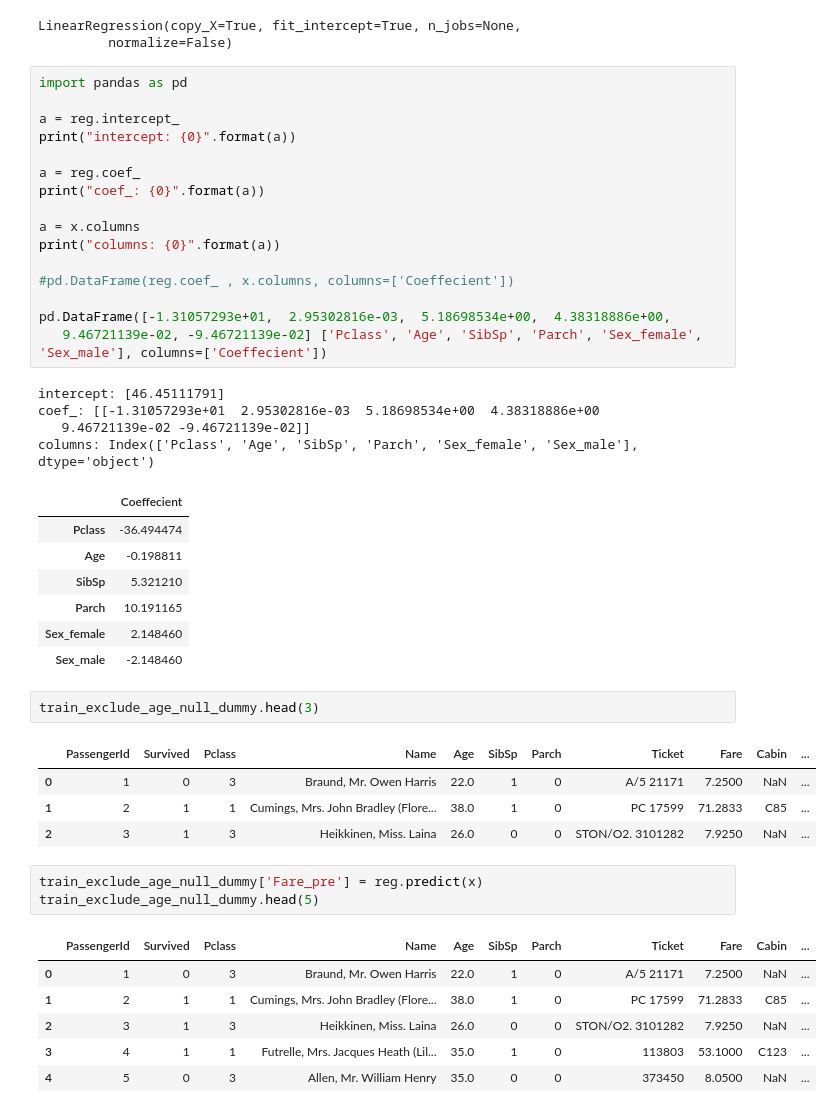
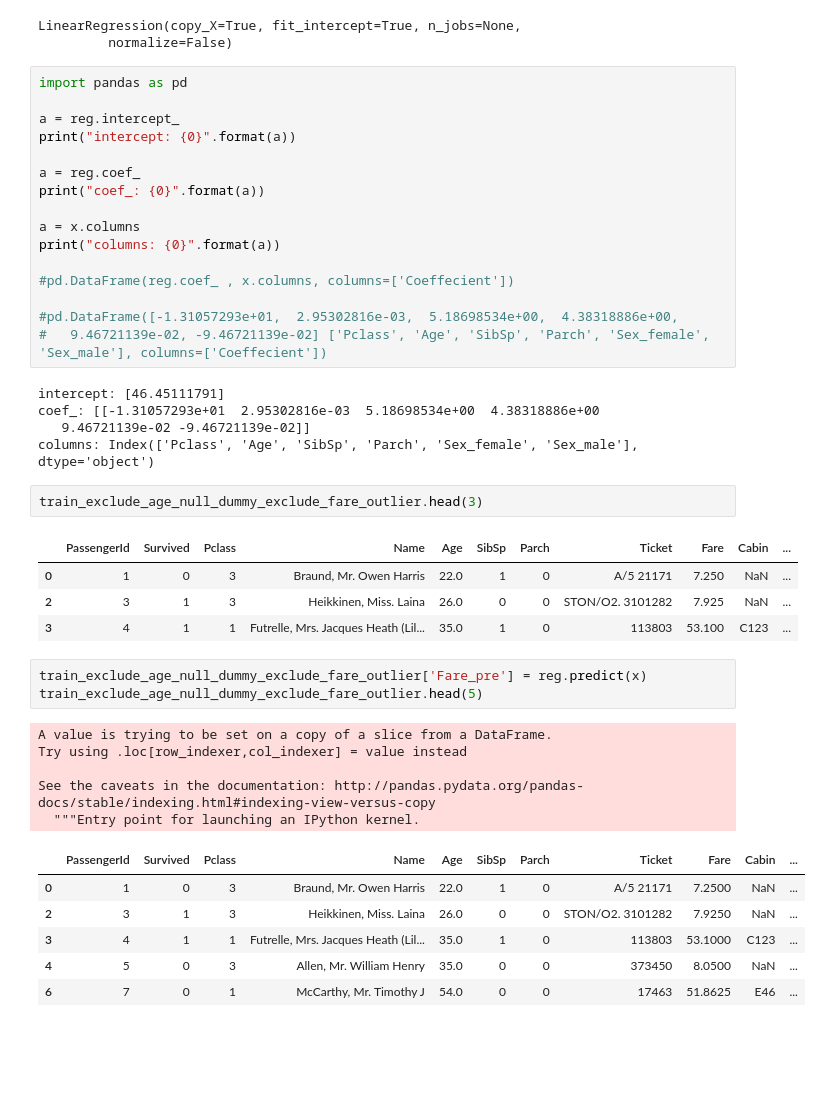
Before and after one commit to rvnkoiceygtq/Python, a Jupyter notebook: Titanic_regression.ipynb, the cells around one changed output. Drawn from its saved outputs; the diff is of its cells as text; blank space fills up the shorter version.

```diff
--- a/Titanic_regression.ipynb
+++ b/Titanic_regression.ipynb
@@ -173,37 +172,35 @@ print("columns: {0}".format(a))
 
 #pd.DataFrame(reg.coef_ , x.columns, columns=['Coeffecient'])
 
-pd.DataFrame([-1.31057293e+01,  2.95302816e-03,  5.18698534e+00,  4.38318886e+00,
-   9.46721139e-02, -9.46721139e-02] ['Pclass', 'Age', 'SibSp', 'Parch', 'Sex_female', 'Sex_male'], columns=['Coeffecient'])
+#pd.DataFrame([-1.31057293e+01,  2.95302816e-03,  5.18698534e+00,  4.38318886e+00,
+#   9.46721139e-02, -9.46721139e-02] ['Pclass', 'Age', 'SibSp', 'Parch', 'Sex_female', 'Sex_male'], columns=['Coeffecient'])
 # %% [output]
 intercept: [46.45111791]
 coef_: [[-1.31057293e+01  2.95302816e-03  5.18698534e+00  4.38318886e+00
    9.46721139e-02 -9.46721139e-02]]
 columns: Index(['Pclass', 'Age', 'SibSp', 'Parch', 'Sex_female', 'Sex_male'], dtype='object')
-|  | Coeffecient |
-| Pclass | -36.494474 |
-| Age | -0.198811 |
-| SibSp | 5.321210 |
-| Parch | 10.191165 |
-| Sex_female | 2.148460 |
-| Sex_male | -2.148460 |
 # %%
-train_exclude_age_null_dummy.head(3)
+train_exclude_age_null_dummy_exclude_fare_outlier.head(3)
 # %% [output]
 |  | PassengerId | Survived | Pclass | Name | Age | SibSp | Parch | Ticket | Fare | Cabin | ... |
-| 0 | 1 | 0 | 3 | Braund, Mr. Owen Harris | 22.0 | 1 | 0 | A/5 21171 | 7.2500 | NaN | ... |
-| 1 | 2 | 1 | 1 | Cumings, Mrs. John Bradley (Flore... | 38.0 | 1 | 0 | PC 17599 | 71.2833 | C85 | ... |
-| 2 | 3 | 1 | 3 | Heikkinen, Miss. Laina | 26.0 | 0 | 0 | STON/O2. 3101282 | 7.9250 | NaN | ... |
+| 0 | 1 | 0 | 3 | Braund, Mr. Owen Harris | 22.0 | 1 | 0 | A/5 21171 | 7.250 | NaN | ... |
+| 2 | 3 | 1 | 3 | Heikkinen, Miss. Laina | 26.0 | 0 | 0 | STON/O2. 3101282 | 7.925 | NaN | ... |
+| 3 | 4 | 1 | 1 | Futrelle, Mrs. Jacques Heath (Lil... | 35.0 | 1 | 0 | 113803 | 53.100 | C123 | ... |
 # %%
-train_exclude_age_null_dummy['Fare_pre'] = reg.predict(x)
-train_exclude_age_null_dummy.head(5)
+train_exclude_age_null_dummy_exclude_fare_outlier['Fare_pre'] = reg.predict(x)
+train_exclude_age_null_dummy_exclude_fare_outlier.head(5)
 # %% [output]
+A value is trying to be set on a copy of a slice from a DataFrame.
+Try using .loc[row_indexer,col_indexer] = value instead
+
+See the caveats in the documentation: http://pandas.pydata.org/pandas-docs/stable/indexing.html#indexing-view-versus-copy
+  """Entry point for launching an IPython kernel.
 |  | PassengerId | Survived | Pclass | Name | Age | SibSp | Parch | Ticket | Fare | Cabin | ... |
 | 0 | 1 | 0 | 3 | Braund, Mr. Owen Harris | 22.0 | 1 | 0 | A/5 21171 | 7.2500 | NaN | ... |
-| 1 | 2 | 1 | 1 | Cumings, Mrs. John Bradley (Flore... | 38.0 | 1 | 0 | PC 17599 | 71.2833 | C85 | ... |
 | 2 | 3 | 1 | 3 | Heikkinen, Miss. Laina | 26.0 | 0 | 0 | STON/O2. 3101282 | 7.9250 | NaN | ... |
 | 3 | 4 | 1 | 1 | Futrelle, Mrs. Jacques Heath (Lil... | 35.0 | 1 | 0 | 113803 | 53.1000 | C123 | ... |
 | 4 | 5 | 0 | 3 | Allen, Mr. William Henry | 35.0 | 0 | 0 | 373450 | 8.0500 | NaN | ... |
+| 6 | 7 | 0 | 1 | McCarthy, Mr. Timothy J | 54.0 | 0 | 0 | 17463 | 51.8625 | E46 | ... |
 # %%
 reg.score(x,y) #驗證模型正確性,不同模型有不同的驗證指標
                      #linearRegression預設使用決定係數(R2)當作指標,越接近1越好
```
Also changed, not shown: parts of 3 cells of this notebook.
